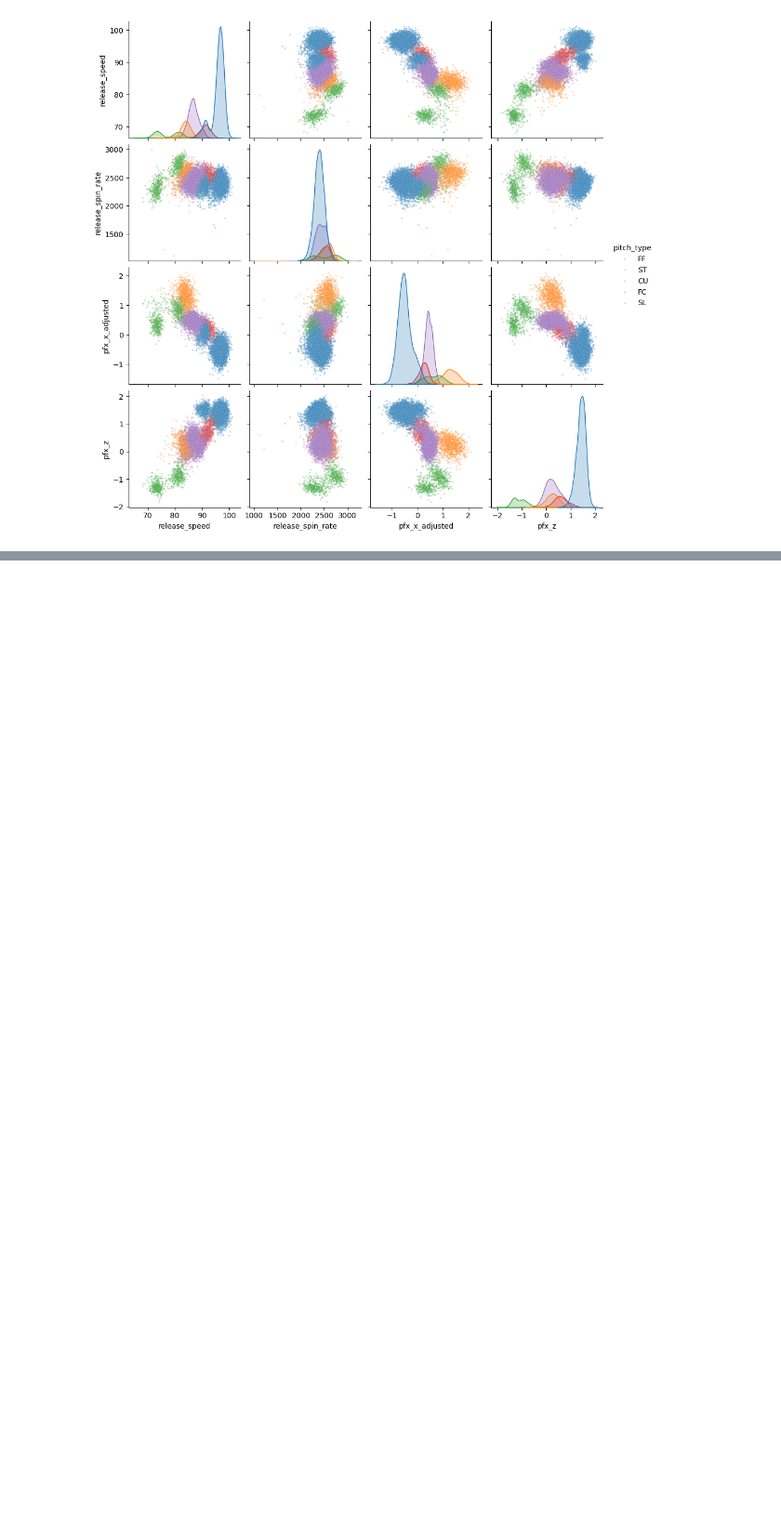
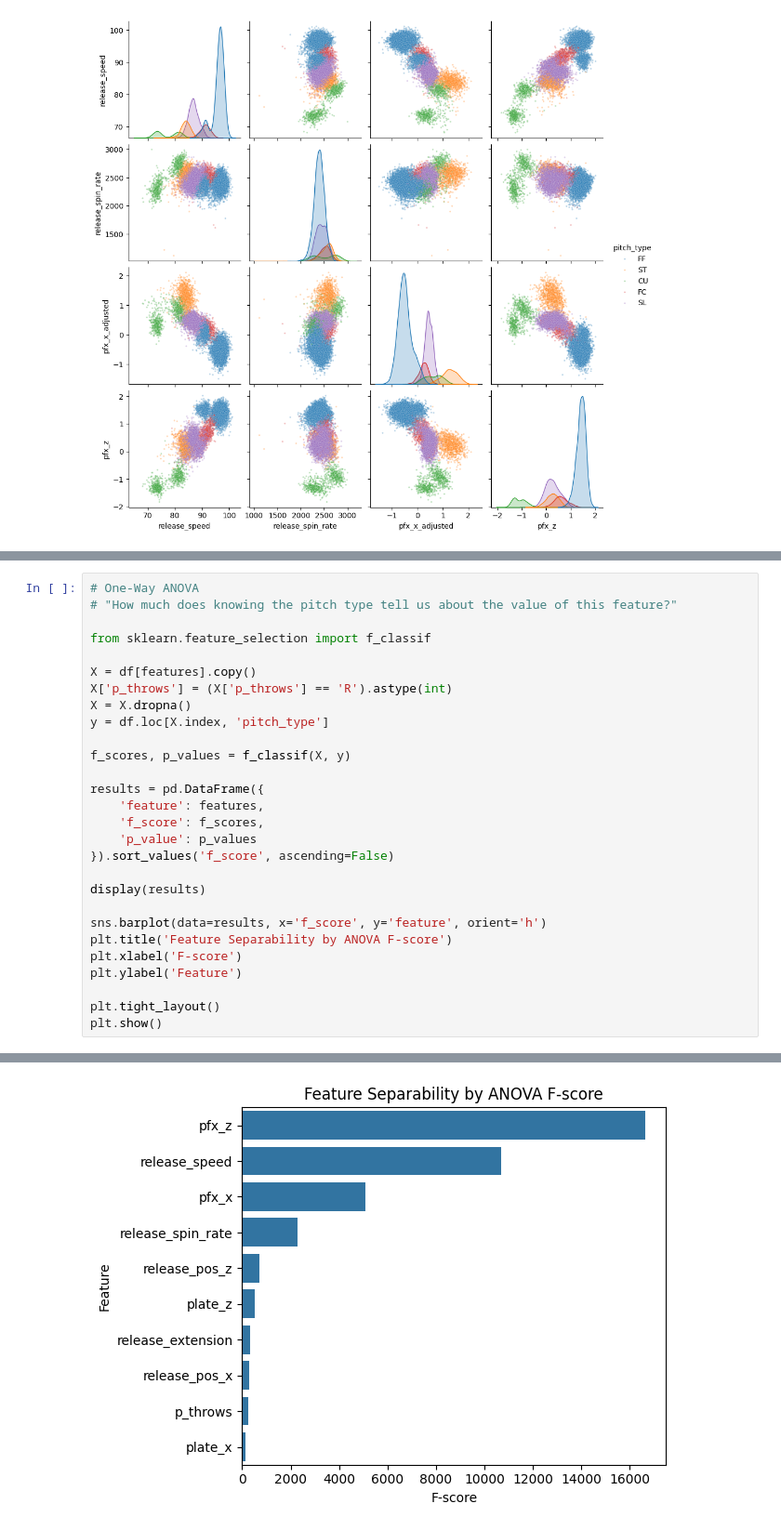
Before and after one commit to cecanelo/baseball_pitch_classifier, a Jupyter notebook: notebooks/data_exploration.ipynb, the cells around one changed output, grey strips where cells are left out. Shown at 93% size. Cells and saved outputs as stored; diff of their text form; blank space fills up the shorter version.

Commit message:
ANOVA and UMMAP  analyses in notebook.

```diff
--- a/notebooks/data_exploration.ipynb
+++ b/notebooks/data_exploration.ipynb
@@ -219,0 +235,29 @@ plt.show()
+# %%
+# One-Way ANOVA
+# "How much does knowing the pitch type tell us about the value of this feature?"
+
+from sklearn.feature_selection import f_classif
+
+X = df[features].copy()
+X['p_throws'] = (X['p_throws'] == 'R').astype(int)
+X = X.dropna()
+y = df.loc[X.index, 'pitch_type']
+
+f_scores, p_values = f_classif(X, y)
+
+results = pd.DataFrame({
+    'feature': features,
+    'f_score': f_scores,
+    'p_value': p_values
+}).sort_values('f_score', ascending=False)
+
+display(results)
+
+sns.barplot(data=results, x='f_score', y='feature', orient='h')
+plt.title('Feature Separability by ANOVA F-score')
+plt.xlabel('F-score')
+plt.ylabel('Feature')
+
+plt.tight_layout()
+plt.show()
+# %% [output]
@@ -219,0 +275 @@ plt.show()
+[figure, added]
```
Also changed, not shown: parts of 8 cells of this notebook, 3 other files.
